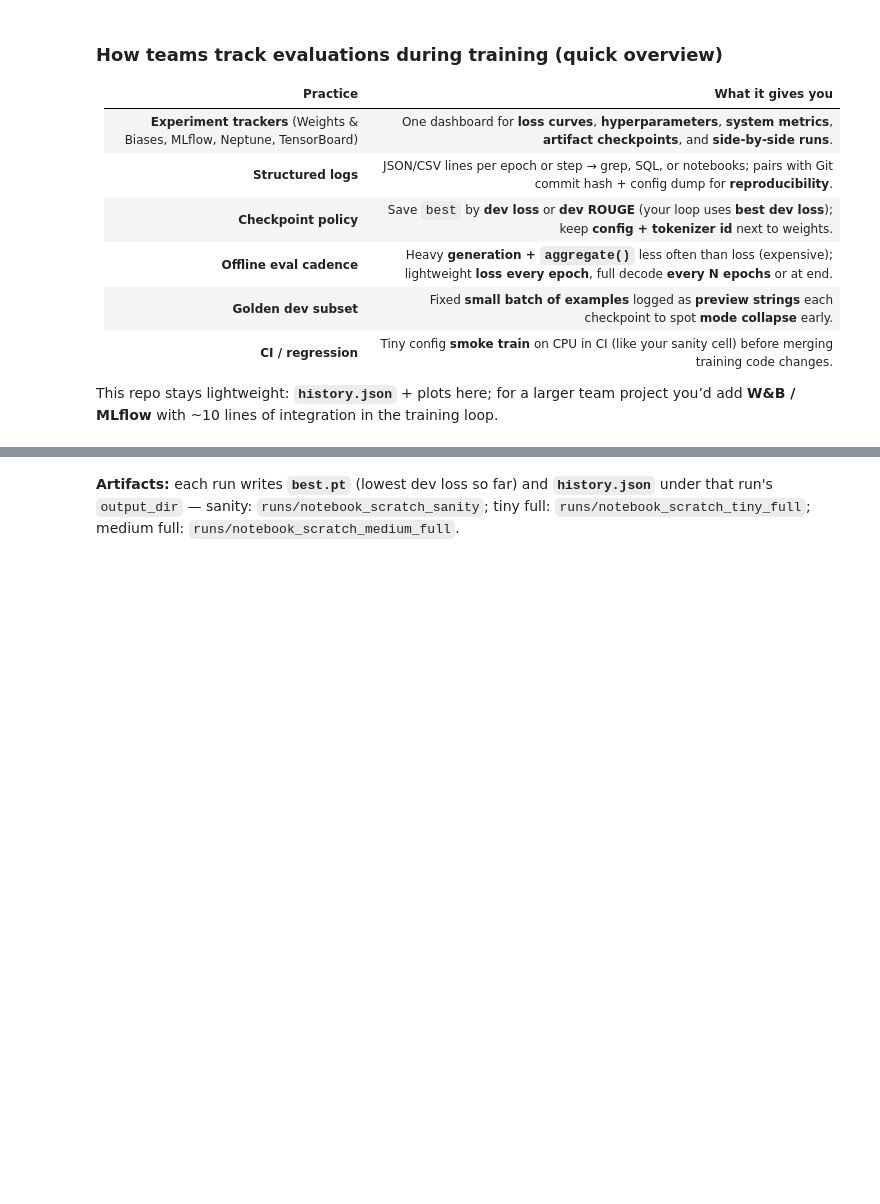
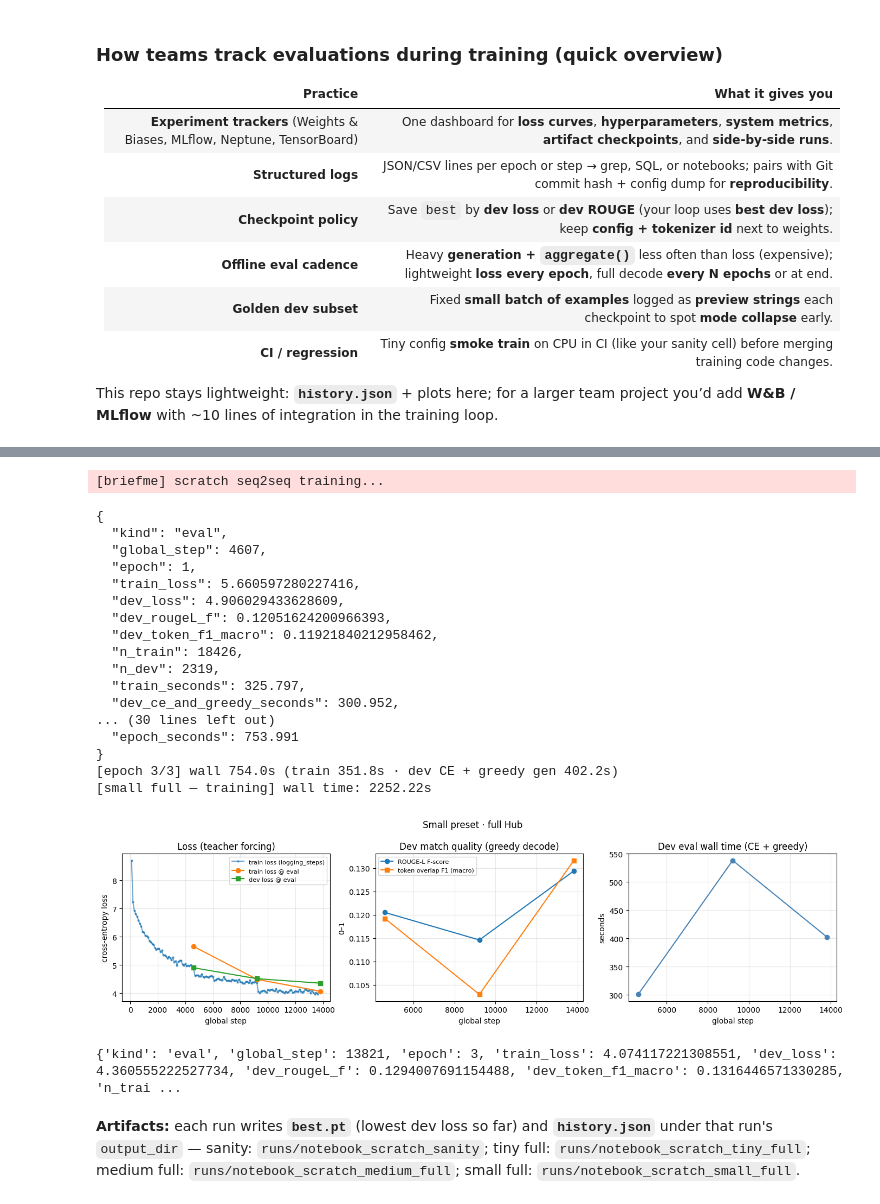
Before and after one commit to naataaniitsosie/cs474, a Jupyter notebook: notebooks/04_train_scratch_seq2seq.ipynb, the cells around one changed output, grey strips where cells are left out. Drawn from its saved outputs; the diff is of its cells as text; code cells hidden in the pictures; blank space fills up the shorter version.

```diff
--- a/notebooks/04_train_scratch_seq2seq.ipynb
+++ b/notebooks/04_train_scratch_seq2seq.ipynb
@@ -288,8 +287,23 @@ MEDIUM_CFG = ScratchTrainConfig(
     eval_steps=None,
 )
 
+SMALL_CFG = ScratchTrainConfig(
+    preset="small",
+    epochs=3,
+    lr=3e-4,
+    weight_decay=0.01,
+    grad_clip=1.0,
+    device="auto",
+    output_dir=REPO_ROOT / "runs" / "notebook_scratch_small_full",
+    source_prefix=DEFAULT_T5_TASK_PREFIX,
+    max_new_tokens_eval=128,
+    logging_steps=100,
+    eval_steps=None,
+)
+
 TINY_BATCH = 8
 MEDIUM_BATCH = 4  # lower if the medium preset hits CUDA OOM
+SMALL_BATCH = 4  # tune down if OOM on the small preset
 # %%
 import time
 
@@ -319,6 +333,14 @@ medium_train_loader, medium_dev_loader = scratch_dataloaders_from_examples(
     source_prefix=MEDIUM_CFG.source_prefix,
     batch_size=MEDIUM_BATCH,
 )
+small_train_loader, small_dev_loader = scratch_dataloaders_from_examples(
+    full_train_ex,
+    full_dev_ex,
+    tokenizer_full,
+    preset=SMALL_CFG.preset,
+    source_prefix=SMALL_CFG.source_prefix,
+    batch_size=SMALL_BATCH,
+)
 
 print(f"[full Hub — data pipeline] wall time: {time.perf_counter() - _t_full_data0:.2f}s", flush=True)
 print(f"  train rows: {len(full_train_ex)}  dev rows: {len(full_dev_ex)}", flush=True)
@@ -419,2 +443,38 @@ print(medium_history[-1])
+# %%
+import time
+
+from briefme.train_scratch_loop import run_scratch_training
+
+_t_train0 = time.perf_counter()
+small_history = run_scratch_training(
+    SMALL_CFG,
+    tokenizer=tokenizer_full,
+    train_loader=small_train_loader,
+    dev_loader=small_dev_loader,
+)
+print(f"[small full — training] wall time: {time.perf_counter() - _t_train0:.2f}s", flush=True)
+plot_scratch_history(small_history, title="Small preset · full Hub")
+print(small_history[-1])
+# %% [output]
+[briefme] scratch seq2seq training...
+{
+  "kind": "eval",
+  "global_step": 4607,
+  "epoch": 1,
+  "train_loss": 5.660597280227416,
+  "dev_loss": 4.906029433628609,
+  "dev_rougeL_f": 0.12051624200966393,
+  "dev_token_f1_macro": 0.11921840212958462,
+  "n_train": 18426,
+  "n_dev": 2319,
+  "train_seconds": 325.797,
+  "dev_ce_and_greedy_seconds": 300.952,
+... (30 lines left out)
+  "epoch_seconds": 753.991
+}
+[epoch 3/3] wall 754.0s (train 351.8s · dev CE + greedy gen 402.2s)
+[small full — training] wall time: 2252.22s
+[figure, added]
+{'kind': 'eval', 'global_step': 13821, 'epoch': 3, 'train_loss': 4.074117221308551, 'dev_loss': 4.360555222527734, 'dev_rougeL_f': 0.1294007691154488, 'dev_token_f1_macro': 0.1316446571330285, 'n_trai ...
 # %% [markdown]
-**Artifacts:** each run writes **`best.pt`** (lowest dev loss so far) and **`history.json`** under that run's `output_dir` — sanity: `runs/notebook_scratch_sanity`; tiny full: `runs/notebook_scratch_tiny_full`; medium full: `runs/notebook_scratch_medium_full`.
+**Artifacts:** each run writes **`best.pt`** (lowest dev loss so far) and **`history.json`** under that run's `output_dir` — sanity: `runs/notebook_scratch_sanity`; tiny full: `runs/notebook_scratch_tiny_full`; medium full: `runs/notebook_scratch_medium_full`; small full: `runs/notebook_scratch_small_full`.
```
Also changed, not shown: parts of 11 cells of this notebook.
